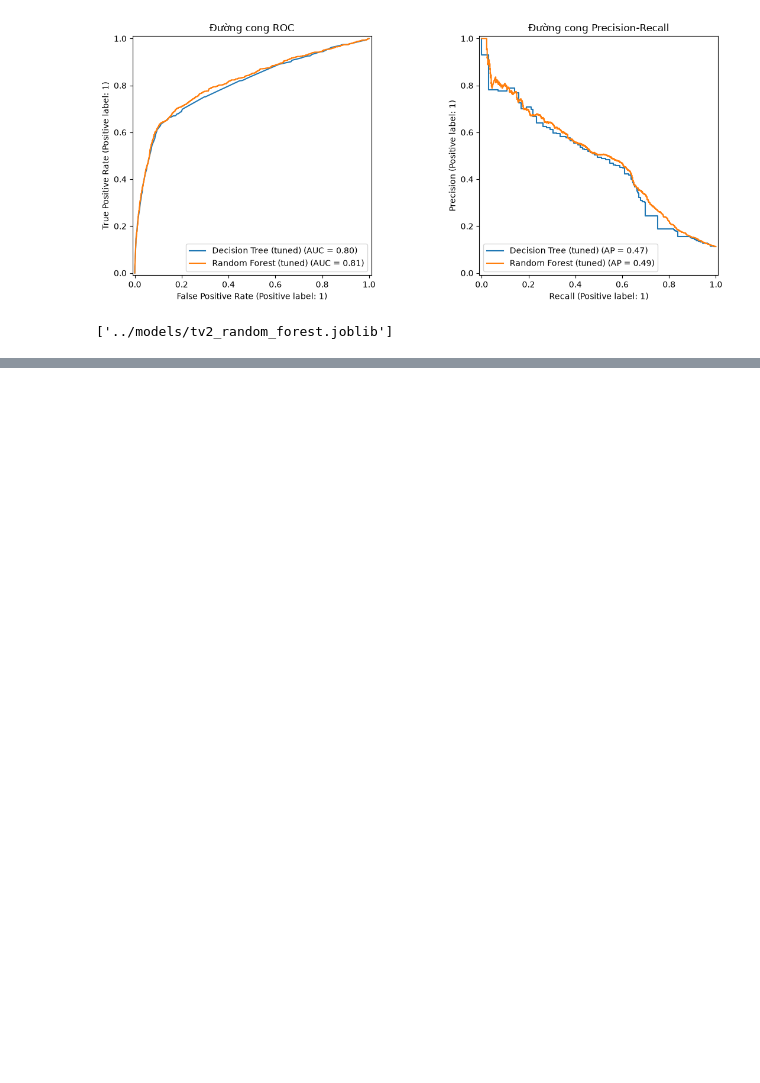
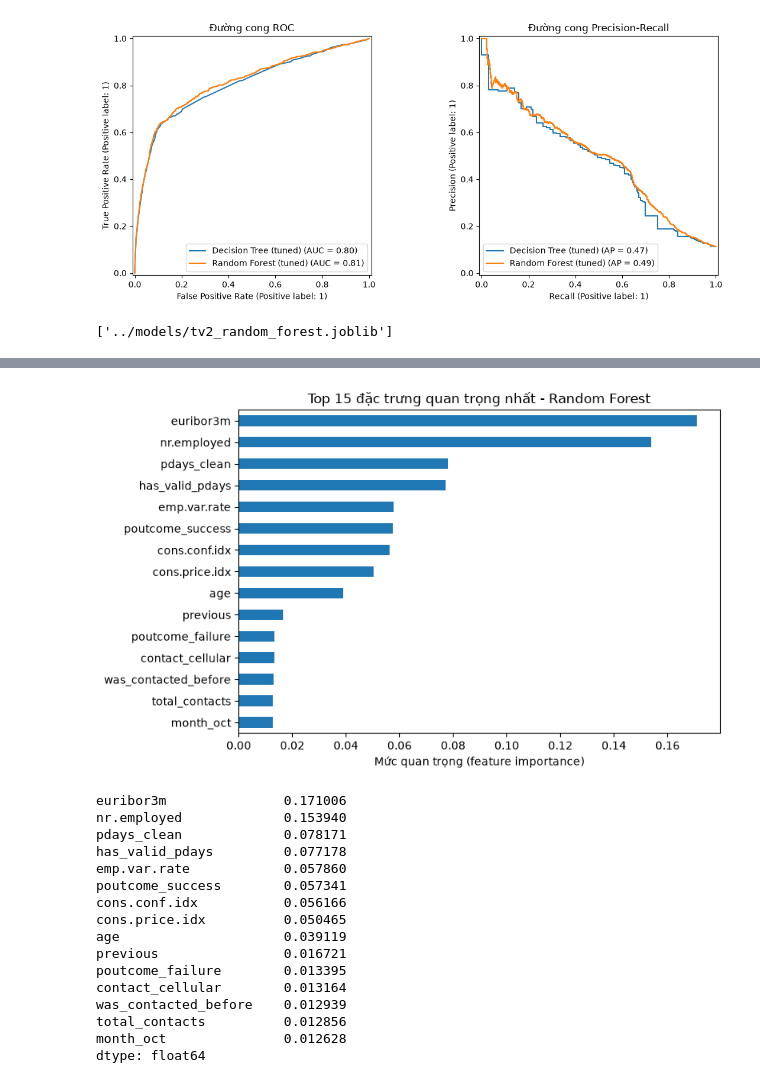
Before and after one commit to bibabibo112/bank-marketing-prediction, a Jupyter notebook: notebooks/02_decision_tree_rf.ipynb, the cells around one changed output, grey strips where cells are left out. Saved outputs shown, nothing was run; the diff lists cells and outputs as text; code cells hidden in the pictures; blank space fills up the shorter version.

```diff
--- a/notebooks/02_decision_tree_rf.ipynb
+++ b/notebooks/02_decision_tree_rf.ipynb
@@ -266,0 +425,31 @@ joblib.dump(rf_best, "../models/tv2_random_forest.joblib")
+# %%
+imp = pd.Series(rf_best.feature_importances_, index=X_train.columns).sort_values(ascending=False)
+top = imp.head(15)
+
+plt.figure(figsize=(8, 5))
+top[::-1].plot(kind="barh")
+plt.xlabel("Mức quan trọng (feature importance)")
+plt.title("Top 15 đặc trưng quan trọng nhất - Random Forest")
+plt.tight_layout()
+plt.savefig("../reports/figures/tv2_feature_importance.png", dpi=150)
+plt.show()
+
+top
+# %% [output]
+[figure, added]
+euribor3m               0.171006
+nr.employed             0.153940
+pdays_clean             0.078171
+has_valid_pdays         0.077178
+emp.var.rate            0.057860
+poutcome_success        0.057341
+cons.conf.idx           0.056166
+cons.price.idx          0.050465
+age                     0.039119
+previous                0.016721
+poutcome_failure        0.013395
+contact_cellular        0.013164
+was_contacted_before    0.012939
+total_contacts          0.012856
+month_oct               0.012628
+dtype: float64
```
Also changed, not shown: parts of 18 cells of this notebook, 3 other files.
